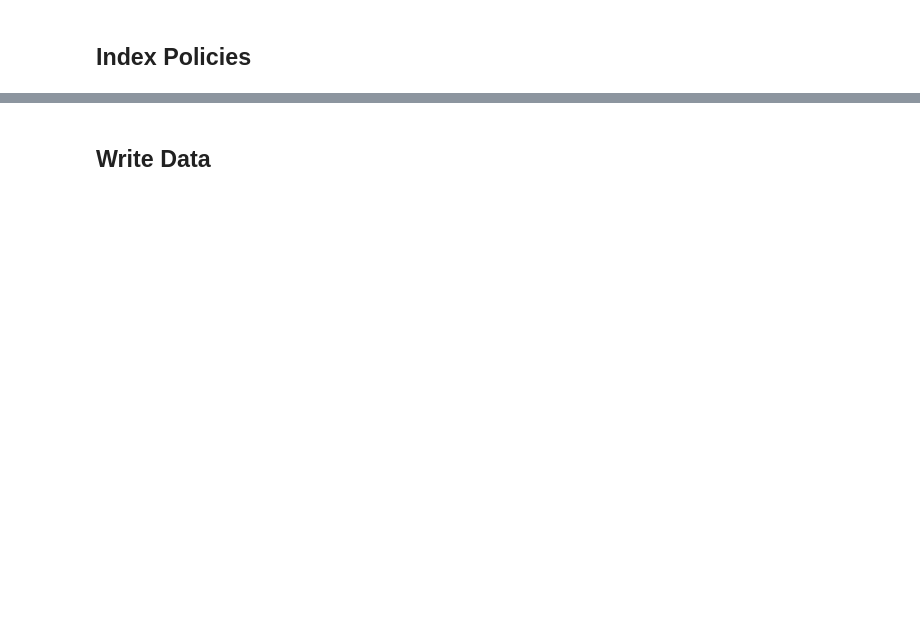
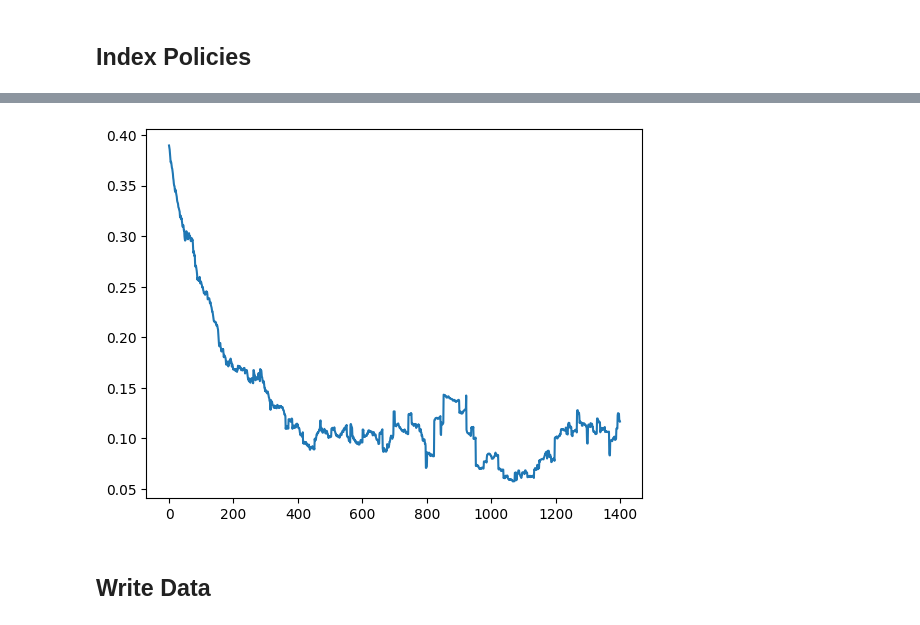
Before and after one commit to naveenr414/food-rescue-rmab, a Jupyter notebook: scripts/MCTS Real Experiments.ipynb, the cells around one changed output, grey strips where cells are left out. Drawn from its saved outputs; the diff is of its cells as text; code cells hidden in the pictures; blank space fills up the shorter version.

```diff
--- a/scripts/MCTS Real Experiments.ipynb
+++ b/scripts/MCTS Real Experiments.ipynb
@@ -171,3 +195,8 @@ KeyboardInterrupt:
+# %%
+if is_jupyter:
+    plt.plot(plot_sliding_window(policy_loss_1))
+# %% [output]
+[figure, added]
 # %% [markdown]
 ## Write Data
 # %%
```
Also changed, not shown: parts of 18 cells of this notebook, 14 other files.
